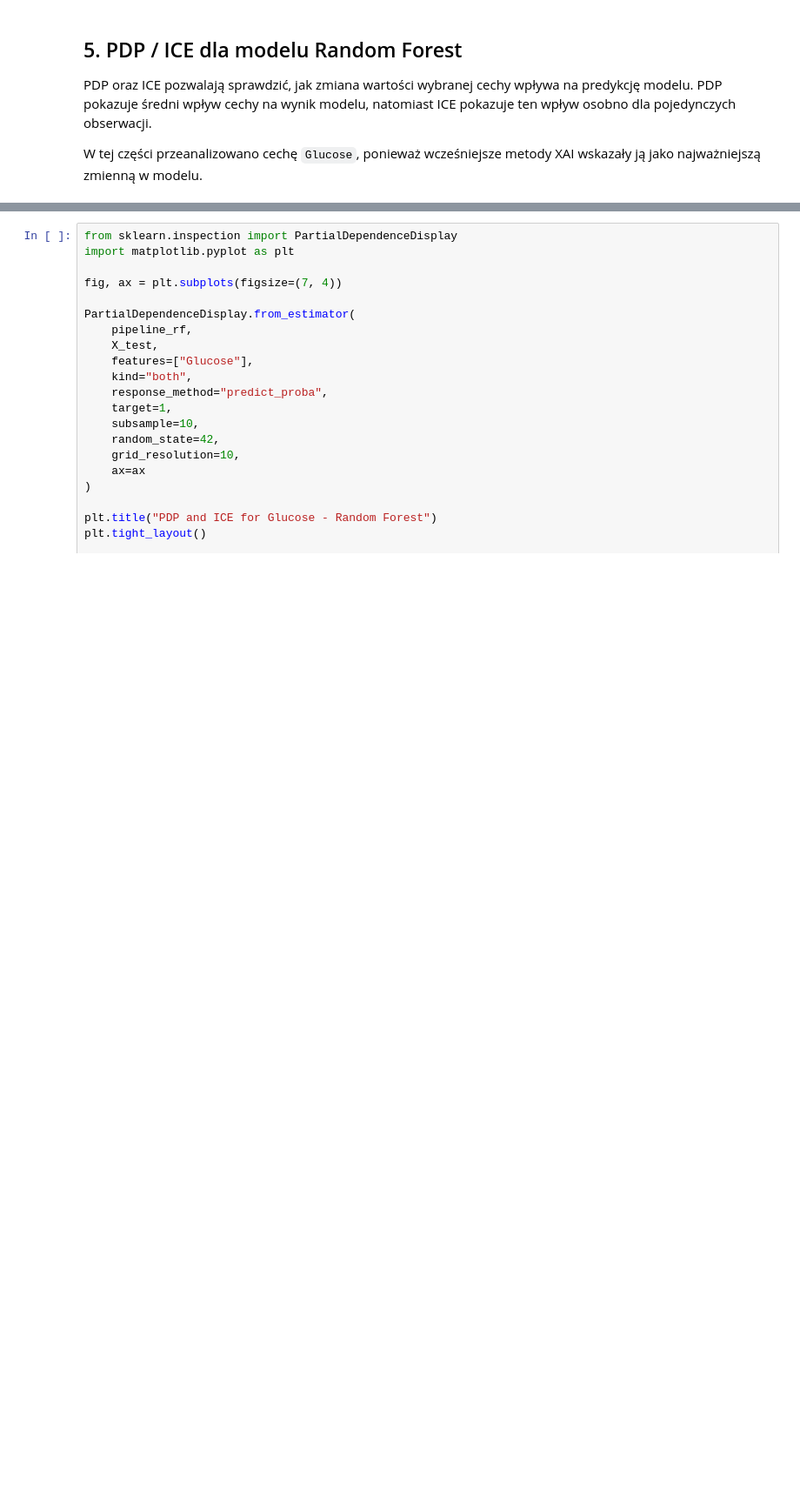
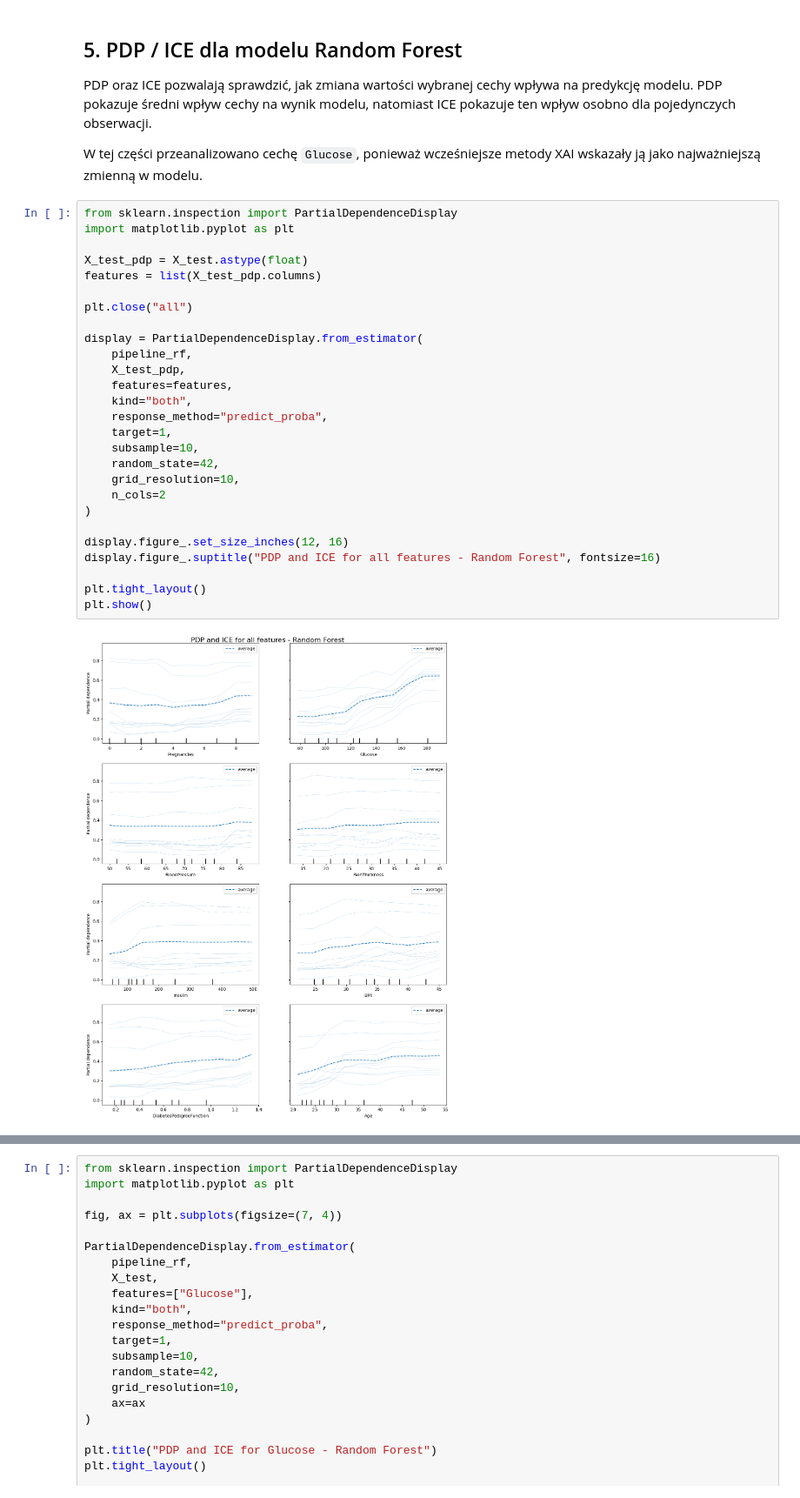
Before and after one commit to annajestem/xai_diabetes_project, a Jupyter notebook: notebooks/03_xai_interpretation.ipynb, the cells around one changed output, grey strips where cells are left out. Shown at 87% size. Saved outputs shown, nothing was run; the diff lists cells and outputs as text; blank space fills up the shorter version.

```diff
--- a/notebooks/03_xai_interpretation.ipynb
+++ b/notebooks/03_xai_interpretation.ipynb
@@ -489,3 +509,32 @@ Jedyną cechą o lekko ujemnym wpływie była `BloodPressure <= 62.00`, jednak j
 PDP oraz ICE pozwalają sprawdzić, jak zmiana wartości wybranej cechy wpływa na predykcję modelu. PDP pokazuje średni wpływ cechy na wynik modelu, natomiast ICE pokazuje ten wpływ osobno dla pojedynczych obserwacji.
 
 W tej części przeanalizowano cechę `Glucose`, ponieważ wcześniejsze metody XAI wskazały ją jako najważniejszą zmienną w modelu.
+# %%
+from sklearn.inspection import PartialDependenceDisplay
+import matplotlib.pyplot as plt
+
+X_test_pdp = X_test.astype(float)
+features = list(X_test_pdp.columns)
+
+plt.close("all")
+
+display = PartialDependenceDisplay.from_estimator(
+    pipeline_rf,
+    X_test_pdp,
+    features=features,
+    kind="both",
+    response_method="predict_proba",
+    target=1,
+    subsample=10,
+    random_state=42,
+    grid_resolution=10,
+    n_cols=2
+)
+
+display.figure_.set_size_inches(12, 16)
+display.figure_.suptitle("PDP and ICE for all features - Random Forest", fontsize=16)
+
+plt.tight_layout()
+plt.show()
+# %% [output]
+[figure, added]
```
Also changed, not shown: parts of 35 cells of this notebook, 11 other files.
